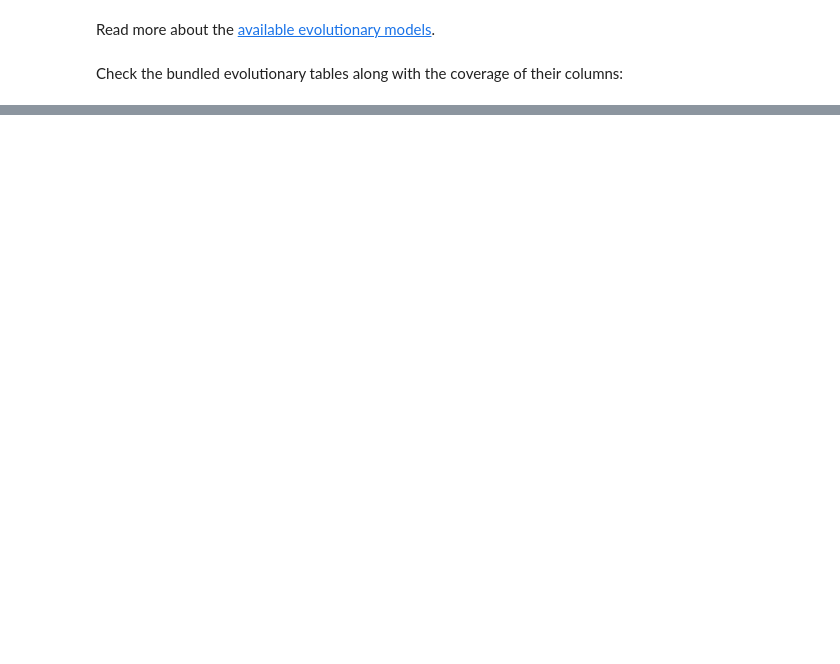
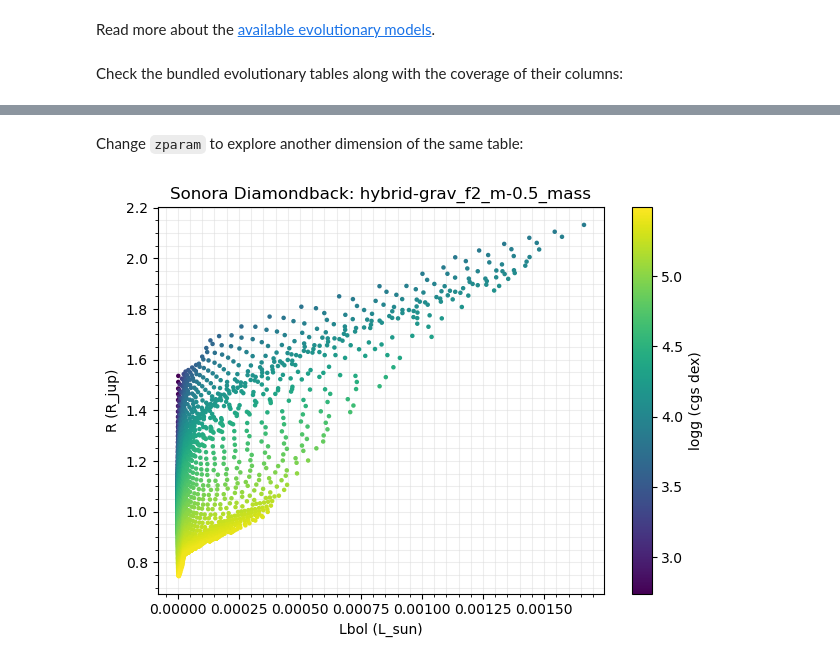
Before and after one commit to suarezgenaro/seda, a Jupyter notebook: docs/notebooks/tutorial_evolutionary_models_examination.ipynb, the cells around one changed output, grey strips where cells are left out. Saved outputs shown, nothing was run; the diff lists cells and outputs as text; code cells hidden in the pictures; blank space fills up the shorter version.

```diff
--- a/docs/notebooks/tutorial_evolutionary_models_examination.ipynb
+++ b/docs/notebooks/tutorial_evolutionary_models_examination.ipynb
@@ -126,0 +121,16 @@ fig, ax = seda.plots.plot_evolutionary_coverage(model=model, filename=filename,
+# %% [markdown]
+Change ``zparam`` to explore another dimension of the same table:
+# %%
+zparam = 'logg'
+
+fig, ax = seda.plots.plot_evolutionary_coverage(
+    model=model,
+    filename=filename,
+    xparam=xparam,
+    yparam=yparam,
+    zparam=zparam,
+    xlog=False, #no log-scale
+    save=True,
+)
+# %% [output]
+[figure, added]
```
Also changed, not shown: parts of 21 cells of this notebook, 1 other file.
